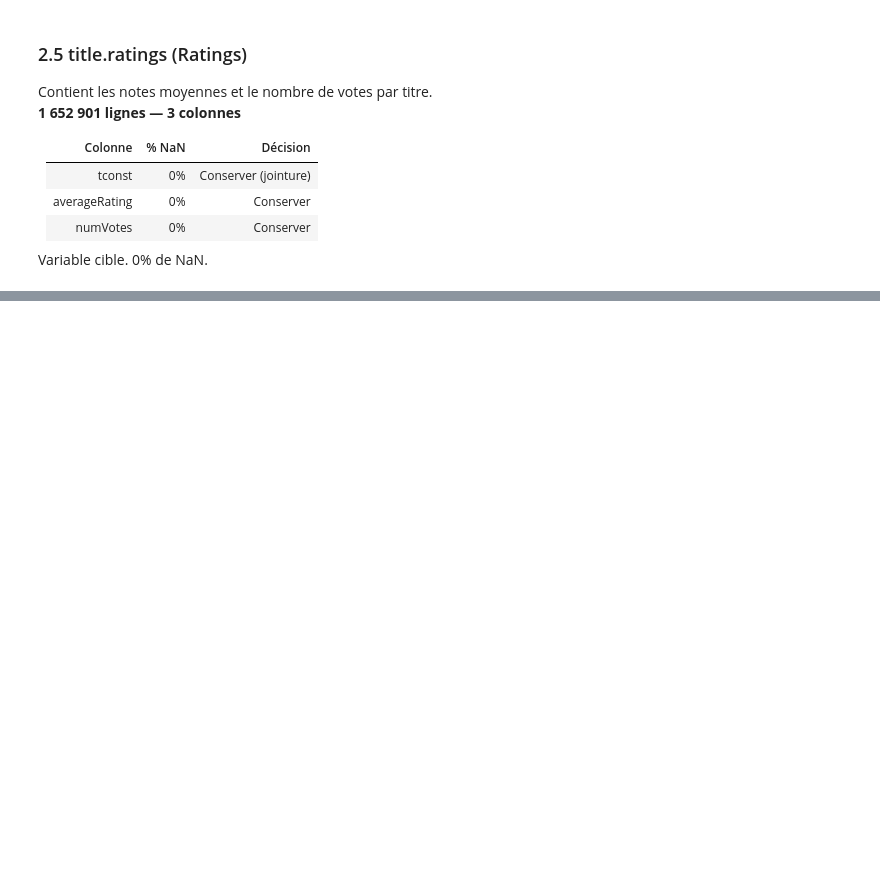
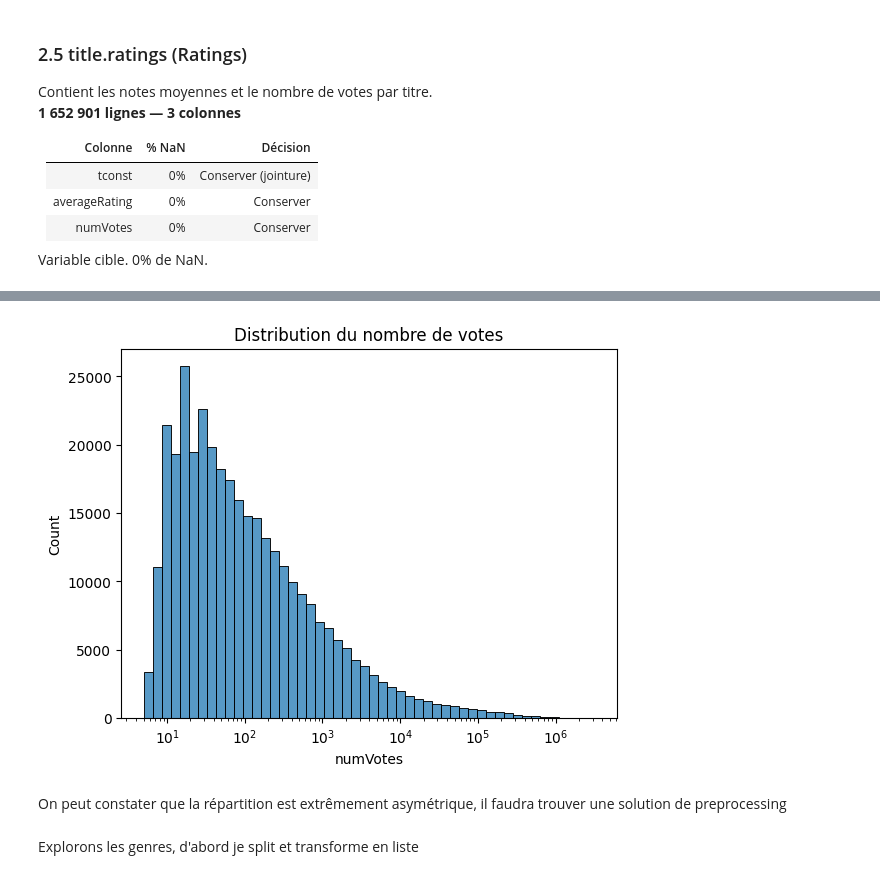
Before and after one commit to BoostMetrics/Recommandation-de-films, a Jupyter notebook: notebooks/01-eda/imdb.ipynb, the cells around one changed output, grey strips where cells are left out. Drawn from its saved outputs; the diff is of its cells as text; code cells hidden in the pictures; blank space fills up the shorter version.

```diff
--- a/notebooks/01-eda/imdb.ipynb
+++ b/notebooks/01-eda/imdb.ipynb
@@ -76,14 +76,8 @@ Contient les informations de base sur les titres (films, séries, etc.)
 | genres | 4.3% | Conserver |
 # %%
 
-titre = pd.read_csv(DATA_RAW_IMDB / "title.basics.tsv", sep='\t' ,na_values='\\N')
+titre = pd.read_csv(DATA_RAW_IMDB / "title.basics.tsv", sep='\t' ,na_values='\\N', low_memory=False)
 
 
-#display(titre.head())
-print('Title', titre.shape)
-
-#print(titre.isna().sum())
-#print(titre.isna().mean() * 100)
-#print(titre.info())
-#print(titre.describe())
+fast_review([titre])
 # %% [output]
@@ -191,0 +193,3 @@ dtype: float64
+# %%
+titre_movie = titre[titre['titleType'] == 'movie']
+df_films = titre_movie.merge(Ratings, on='tconst',how='left')
@@ -191,0 +203,10 @@ dtype: float64
+# %%
+
+sns.histplot(df_films['numVotes'], log_scale=True, bins=50)
+plt.title('Distribution du nombre de votes');
+# %% [output]
+[figure, added]
+# %% [markdown]
+On peut constater que la répartition est extrêmement asymétrique, il faudra trouver une solution de preprocessing
+# %% [markdown]
+Explorons les genres, d'abord je split et transforme en liste
```
Also changed, not shown: parts of 14 cells of this notebook, 2 other files.
